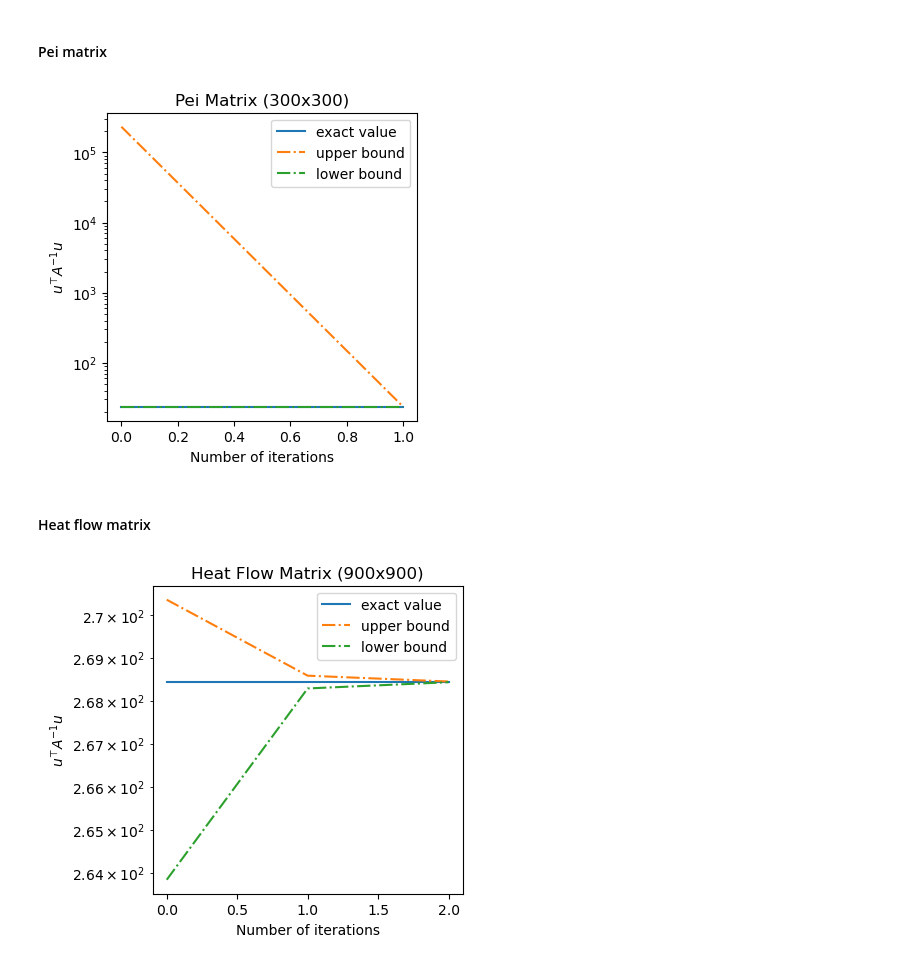
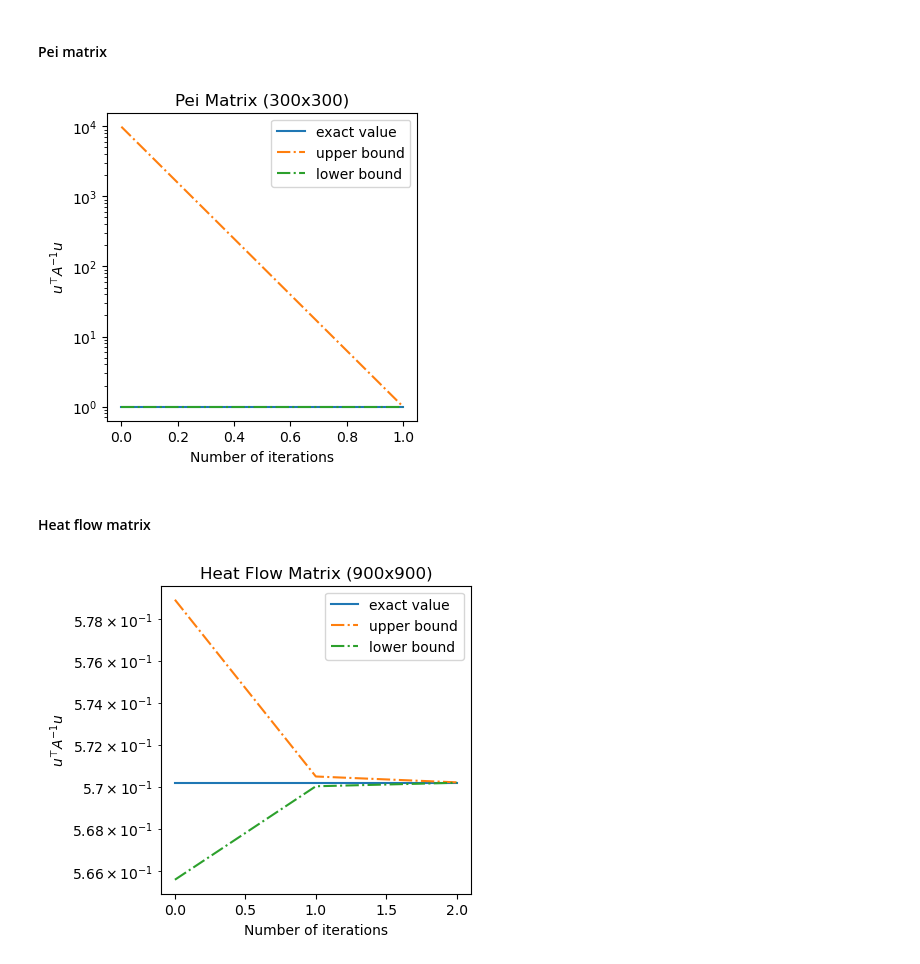
Before and after one commit to Aurenore/CLAProject_TraceEstimator, a Jupyter notebook: graphs_algo1.ipynb, the cells around one changed output. Saved outputs shown, nothing was run; the diff lists cells and outputs as text; code cells hidden in the pictures.

```diff
--- a/graphs_algo1.ipynb
+++ b/graphs_algo1.ipynb
@@ -57,19 +61,21 @@ alpha=1
 n=300 #as in the paper
 pei_matrix=Pei_function(alpha, n)
 n = pei_matrix.shape[0]
-u = np.random.rand(n)
+u = np.zeros(n)
+u[0] = 1
 graph_algo1(pei_matrix, u, matrix_label='Pei Matrix', savefile='pei_matrix')
 # %% [output]
-[figure, old version]
+[figure, new version]
 # %% [markdown]
 #### Heat flow matrix
 # %%
 N=30 #hence has final size 900 as in the paper
 nu=0.2
 heat_flow_matrix=heat_flow_function(nu,N)
 
 n = heat_flow_matrix.shape[0]
-u = np.random.rand(n)
+u = np.zeros(n)
+u[0] = 1
 graph_algo1(heat_flow_matrix, u, matrix_label='Heat Flow Matrix', savefile='heat_flow_matrix')
 # %% [output]
-[figure, old version]
+[figure, new version]
```
Also changed, not shown: parts of 4 cells of this notebook, 8 other files.
